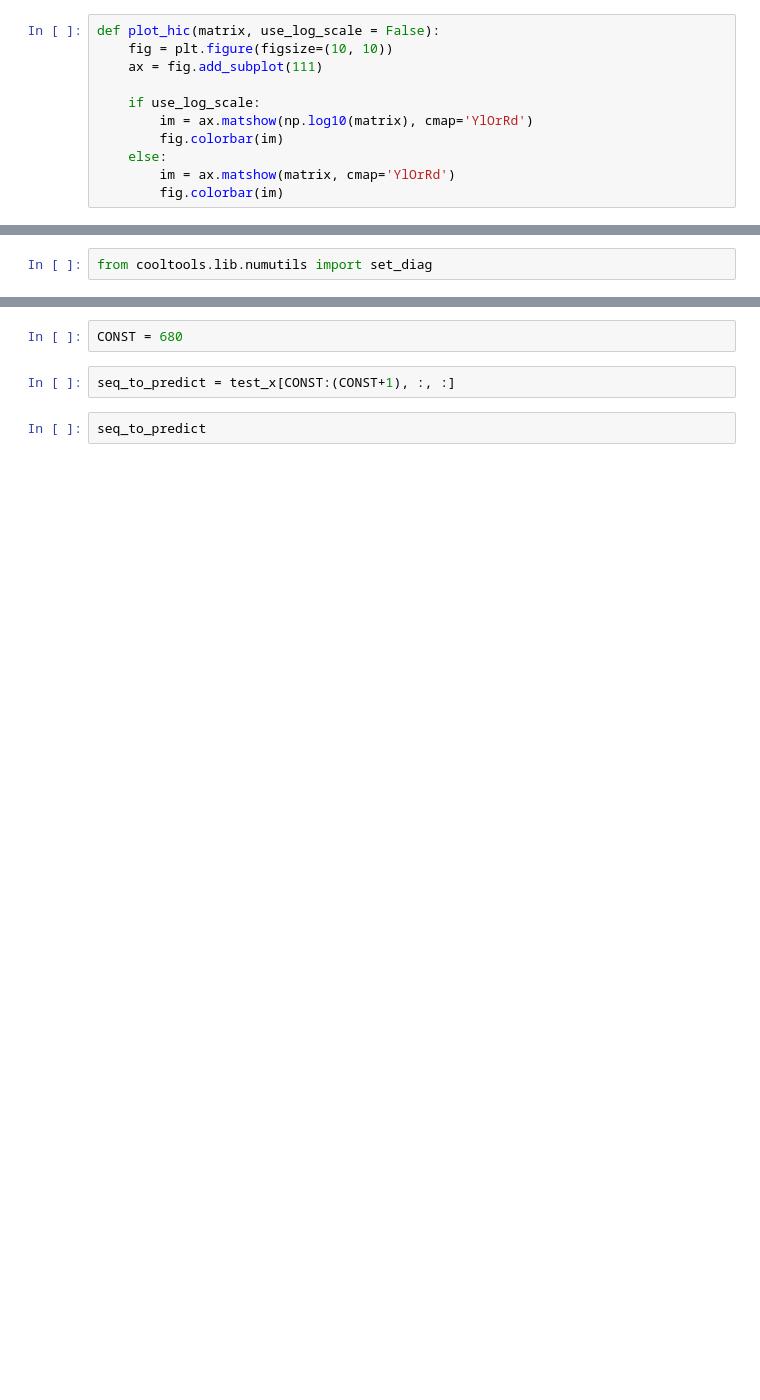
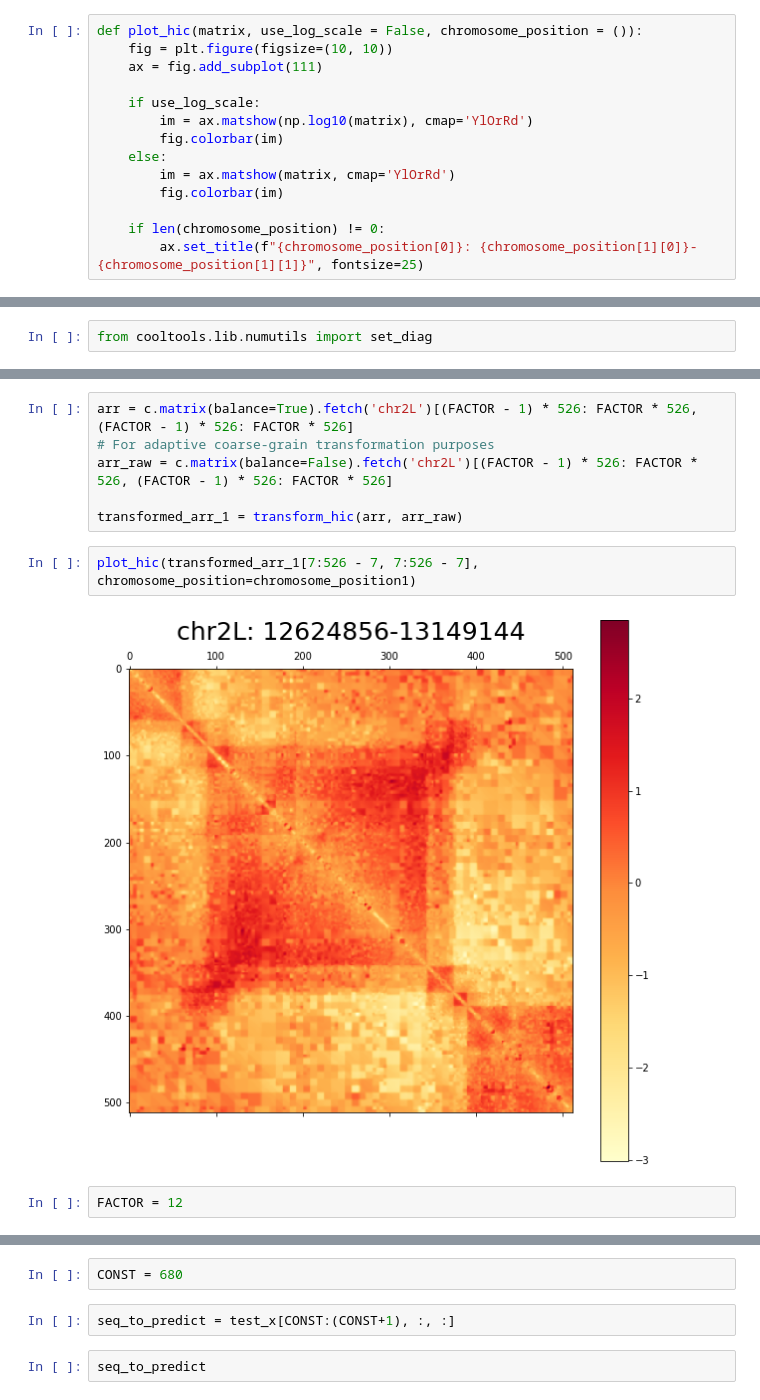
Before and after one commit to NeilAlishev/HiCPredictor, a Jupyter notebook: DeepHiCResearch.ipynb, the cells around one changed output, grey strips where cells are left out. Saved outputs shown, nothing was run; the diff lists cells and outputs as text; blank space fills up the shorter version.

```diff
--- a/DeepHiCResearch.ipynb
+++ b/DeepHiCResearch.ipynb
@@ -81,7 +81,7 @@ STRIDE = 526 // 2
 # %%
 # UTIL FUNCTIONS
 # %%
-def plot_hic(matrix, use_log_scale = False):
+def plot_hic(matrix, use_log_scale = False, chromosome_position = ()):
     fig = plt.figure(figsize=(10, 10))
     ax = fig.add_subplot(111)
 
@@ -91,6 +91,9 @@ def plot_hic(matrix, use_log_scale = False):
     else:
         im = ax.matshow(matrix, cmap='YlOrRd')
         fig.colorbar(im)
+
+    if len(chromosome_position) != 0:
+        ax.set_title(f"{chromosome_position[0]}: {chromosome_position[1][0]}-{chromosome_position[1][1]}", fontsize=25)
 # %%
 def one_hot_dna(sequences = {}):
     for k,v in sequences.items():
@@ -1043,0 +1057,12 @@ from cooltools.lib.numutils import set_diag
+# %%
+arr = c.matrix(balance=True).fetch('chr2L')[(FACTOR - 1) * 526: FACTOR * 526, (FACTOR - 1) * 526: FACTOR * 526]
+# For adaptive coarse-grain transformation purposes
+arr_raw = c.matrix(balance=False).fetch('chr2L')[(FACTOR - 1) * 526: FACTOR * 526, (FACTOR - 1) * 526: FACTOR * 526]
+
+transformed_arr_1 = transform_hic(arr, arr_raw)
+# %%
+plot_hic(transformed_arr_1[7:526 - 7, 7:526 - 7], chromosome_position=chromosome_position1)
+# %% [output]
+[figure, added]
+# %%
+FACTOR = 12
```
Also changed, not shown: parts of 26 cells of this notebook.
